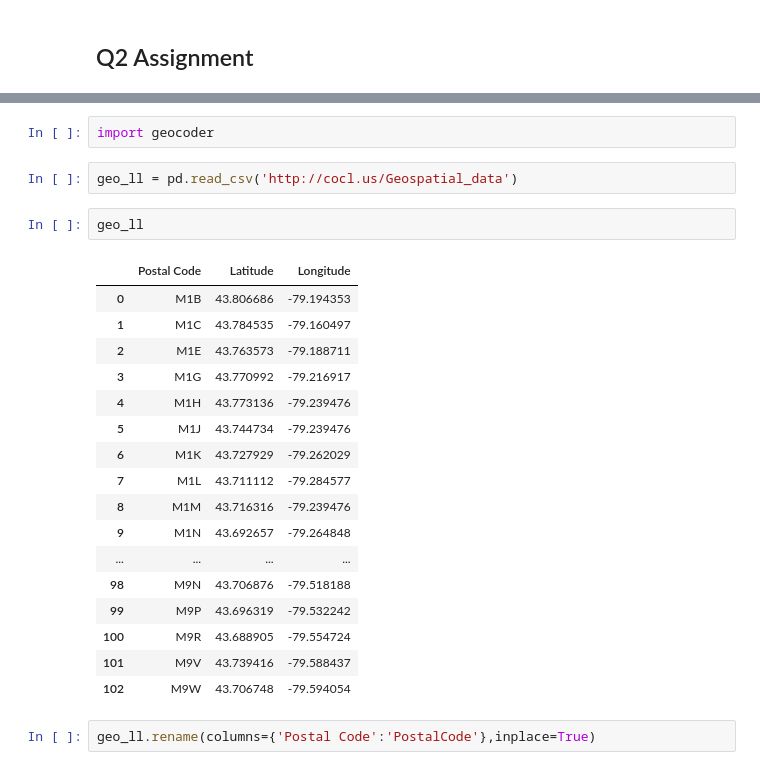
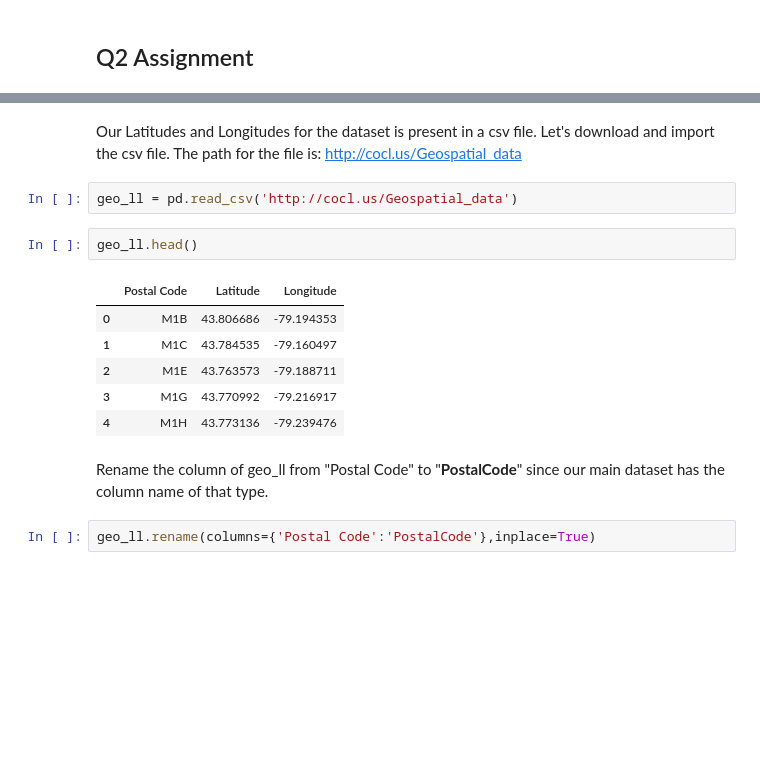
Before and after one commit to chiragsable/Coursera_Capstone, a Jupyter notebook: Segmenting_and_Clustering_Neighborhoods_in_Toronto.ipynb, the cells around one changed output, grey strips where cells are left out. Cells and saved outputs as stored; diff of their text form; blank space fills up the shorter version.

```diff
--- a/Segmenting_and_Clustering_Neighborhoods_in_Toronto.ipynb
+++ b/Segmenting_and_Clustering_Neighborhoods_in_Toronto.ipynb
@@ -295,27 +306,18 @@ Requirement already satisfied: idna<2.9,>=2.5 in /opt/conda/envs/Python36/lib/py
-# %%
-import geocoder
+# %% [markdown]
+Our Latitudes and Longitudes for the dataset is present in a csv file. Let's download and import the csv file. The path for the file is: http://cocl.us/Geospatial_data
 # %%
 geo_ll = pd.read_csv('http://cocl.us/Geospatial_data')
 # %%
-geo_ll
+geo_ll.head()
 # %% [output]
 |  | Postal Code | Latitude | Longitude |
 | 0 | M1B | 43.806686 | -79.194353 |
 | 1 | M1C | 43.784535 | -79.160497 |
 | 2 | M1E | 43.763573 | -79.188711 |
 | 3 | M1G | 43.770992 | -79.216917 |
 | 4 | M1H | 43.773136 | -79.239476 |
-| 5 | M1J | 43.744734 | -79.239476 |
-| 6 | M1K | 43.727929 | -79.262029 |
-| 7 | M1L | 43.711112 | -79.284577 |
-| 8 | M1M | 43.716316 | -79.239476 |
-| 9 | M1N | 43.692657 | -79.264848 |
-| ... | ... | ... | ... |
-| 98 | M9N | 43.706876 | -79.518188 |
-| 99 | M9P | 43.696319 | -79.532242 |
-| 100 | M9R | 43.688905 | -79.554724 |
-| 101 | M9V | 43.739416 | -79.588437 |
-| 102 | M9W | 43.706748 | -79.594054 |
+# %% [markdown]
+Rename the column of geo_ll from "Postal Code" to "**PostalCode**" since our main dataset has the column name of that type.
 # %%
 geo_ll.rename(columns={'Postal Code':'PostalCode'},inplace=True)
 # %%
```
Also changed, not shown: parts of 101 cells of this notebook.
